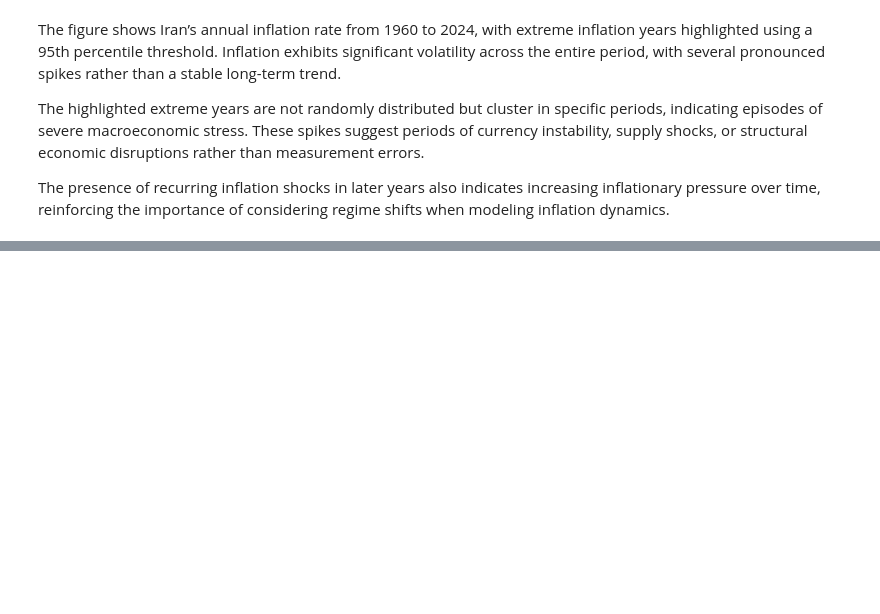
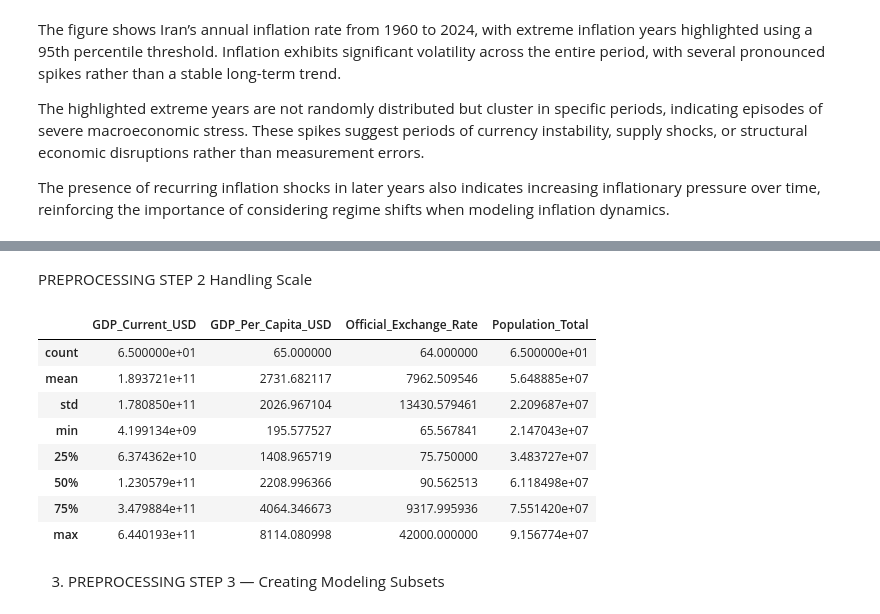
Before and after one commit to ekasymbaev/iran-economic-analysis, a Jupyter notebook: notebooks/01_data_overview_cleaning.ipynb, the cells around one changed output, grey strips where cells are left out. Cells and saved outputs as stored; diff of their text form; code cells hidden in the pictures; blank space fills up the shorter version.

Commit message:
Add feature engineering and preprocessing for modeling

```diff
--- a/notebooks/01_data_overview_cleaning.ipynb
+++ b/notebooks/01_data_overview_cleaning.ipynb
@@ -108,3 +108,5 @@ The figure shows Iran’s annual inflation rate from 1960 to 2024, with extreme
 The highlighted extreme years are not randomly distributed but cluster in specific periods, indicating episodes of severe macroeconomic stress. These spikes suggest periods of currency instability, supply shocks, or structural economic disruptions rather than measurement errors.
 
 The presence of recurring inflation shocks in later years also indicates increasing inflationary pressure over time, reinforcing the importance of considering regime shifts when modeling inflation dynamics.
+# %%
+df["Decade"] = (df["Year"] // 10) * 10
@@ -110,0 +122,2 @@ The presence of recurring inflation shocks in later years also indicates increas
+# %%
+df["Trade_Balance"] = df["Exports_USD"] - df["Imports_USD"]
@@ -110,0 +133,21 @@ The presence of recurring inflation shocks in later years also indicates increas
+# %% [markdown]
+PREPROCESSING STEP 2 Handling Scale
+# %%
+df[[
+    "GDP_Current_USD",
+    "GDP_Per_Capita_USD",
+    "Official_Exchange_Rate",
+    "Population_Total"
+]].describe()
+# %% [output]
+|  | GDP_Current_USD | GDP_Per_Capita_USD | Official_Exchange_Rate | Population_Total |
+| count | 6.500000e+01 | 65.000000 | 64.000000 | 6.500000e+01 |
+| mean | 1.893721e+11 | 2731.682117 | 7962.509546 | 5.648885e+07 |
+| std | 1.780850e+11 | 2026.967104 | 13430.579461 | 2.209687e+07 |
+| min | 4.199134e+09 | 195.577527 | 65.567841 | 2.147043e+07 |
+| 25% | 6.374362e+10 | 1408.965719 | 75.750000 | 3.483727e+07 |
+| 50% | 1.230579e+11 | 2208.996366 | 90.562513 | 6.118498e+07 |
+| 75% | 3.479884e+11 | 4064.346673 | 9317.995936 | 7.551420e+07 |
+| max | 6.440193e+11 | 8114.080998 | 42000.000000 | 9.156774e+07 |
+# %% [markdown]
+3. PREPROCESSING STEP 3 — Creating Modeling Subsets
```
Also changed, not shown: parts of 5 cells of this notebook.
